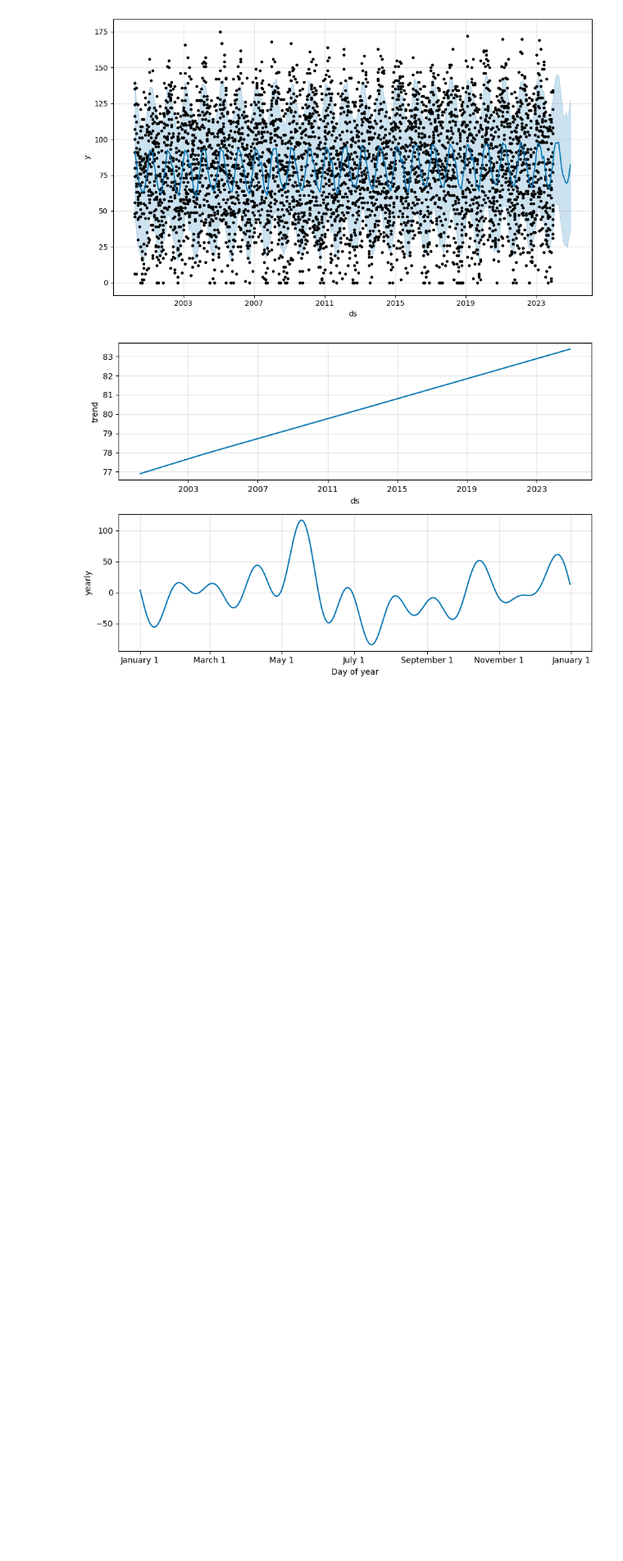
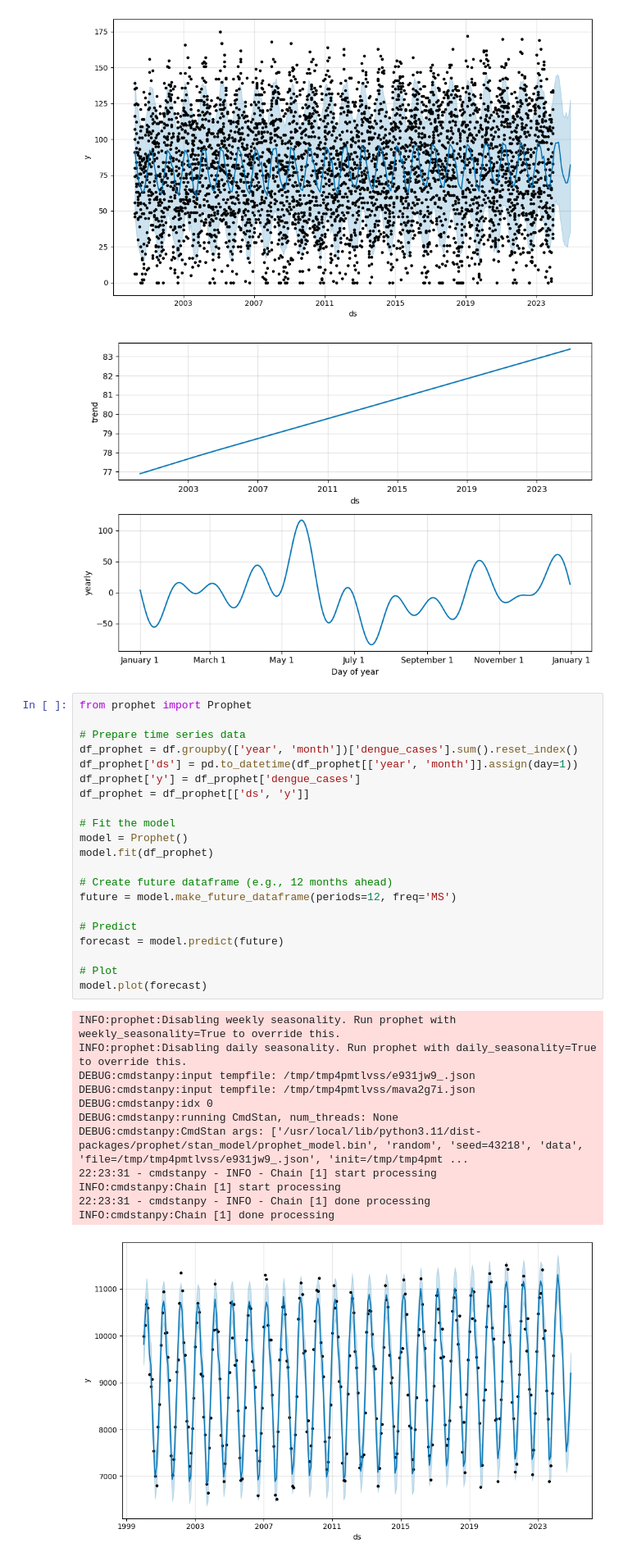
Before and after one commit to Zunuoh/Dengue-Fever-Prediction, a Jupyter notebook: New_Dengue_Prediction.ipynb, the cells around one changed output. Shown at 82% size. Cells and saved outputs as stored; diff of their text form; blank space fills up the shorter version.

Commit message:
Added timeseries forecast with Prophet

```diff
--- a/New_Dengue_Prediction.ipynb
+++ b/New_Dengue_Prediction.ipynb
@@ -528,3 +522,37 @@ INFO:cmdstanpy:Chain [1] done processing
 [figure]
 [figure]
 [figure]
+# %%
+from prophet import Prophet
+
+# Prepare time series data
+df_prophet = df.groupby(['year', 'month'])['dengue_cases'].sum().reset_index()
+df_prophet['ds'] = pd.to_datetime(df_prophet[['year', 'month']].assign(day=1))
+df_prophet['y'] = df_prophet['dengue_cases']
+df_prophet = df_prophet[['ds', 'y']]
+
+# Fit the model
+model = Prophet()
+model.fit(df_prophet)
+
+# Create future dataframe (e.g., 12 months ahead)
+future = model.make_future_dataframe(periods=12, freq='MS')
+
+# Predict
+forecast = model.predict(future)
+
+# Plot
+model.plot(forecast)
+# %% [output]
+INFO:prophet:Disabling weekly seasonality. Run prophet with weekly_seasonality=True to override this.
+INFO:prophet:Disabling daily seasonality. Run prophet with daily_seasonality=True to override this.
+DEBUG:cmdstanpy:input tempfile: /tmp/tmp4pmtlvss/e931jw9_.json
+DEBUG:cmdstanpy:input tempfile: /tmp/tmp4pmtlvss/mava2g7i.json
+DEBUG:cmdstanpy:idx 0
+DEBUG:cmdstanpy:running CmdStan, num_threads: None
+DEBUG:cmdstanpy:CmdStan args: ['/usr/local/lib/python3.11/dist-packages/prophet/stan_model/prophet_model.bin', 'random', 'seed=43218', 'data', 'file=/tmp/tmp4pmtlvss/e931jw9_.json', 'init=/tmp/tmp4pmt ...
+22:23:31 - cmdstanpy - INFO - Chain [1] start processing
+INFO:cmdstanpy:Chain [1] start processing
+22:23:31 - cmdstanpy - INFO - Chain [1] done processing
+INFO:cmdstanpy:Chain [1] done processing
+[figure, added]
```
Also changed, not shown: parts of 11 cells of this notebook.
